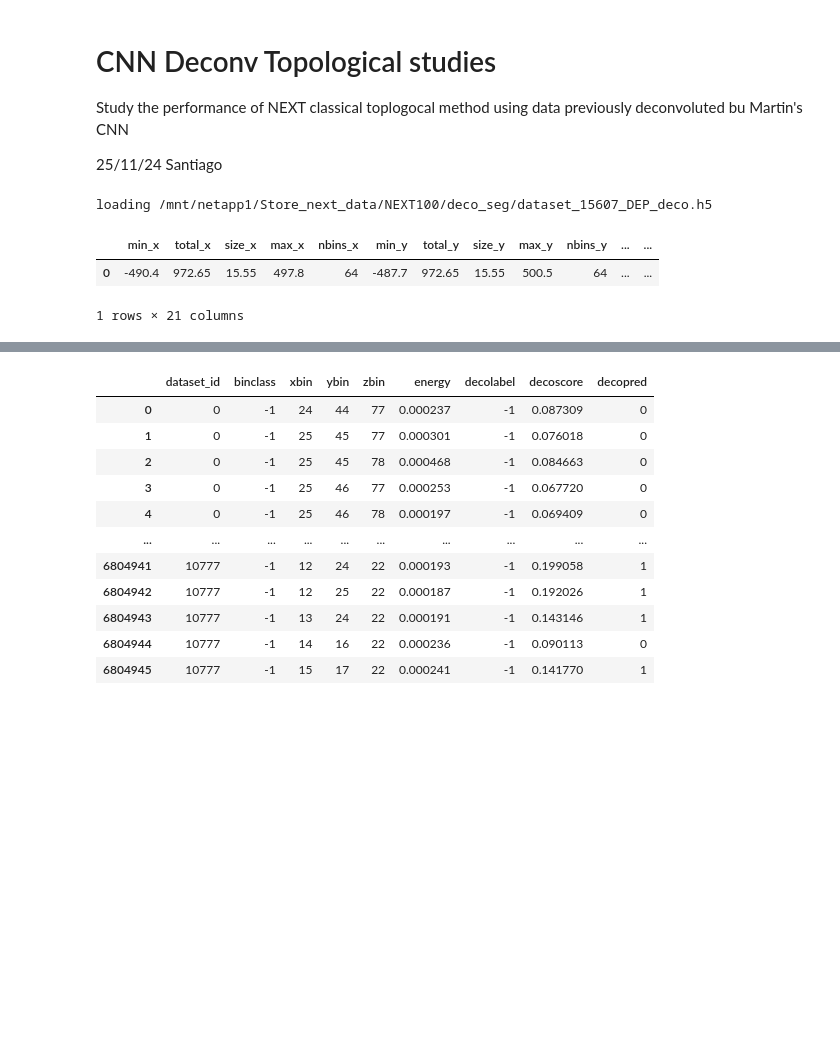
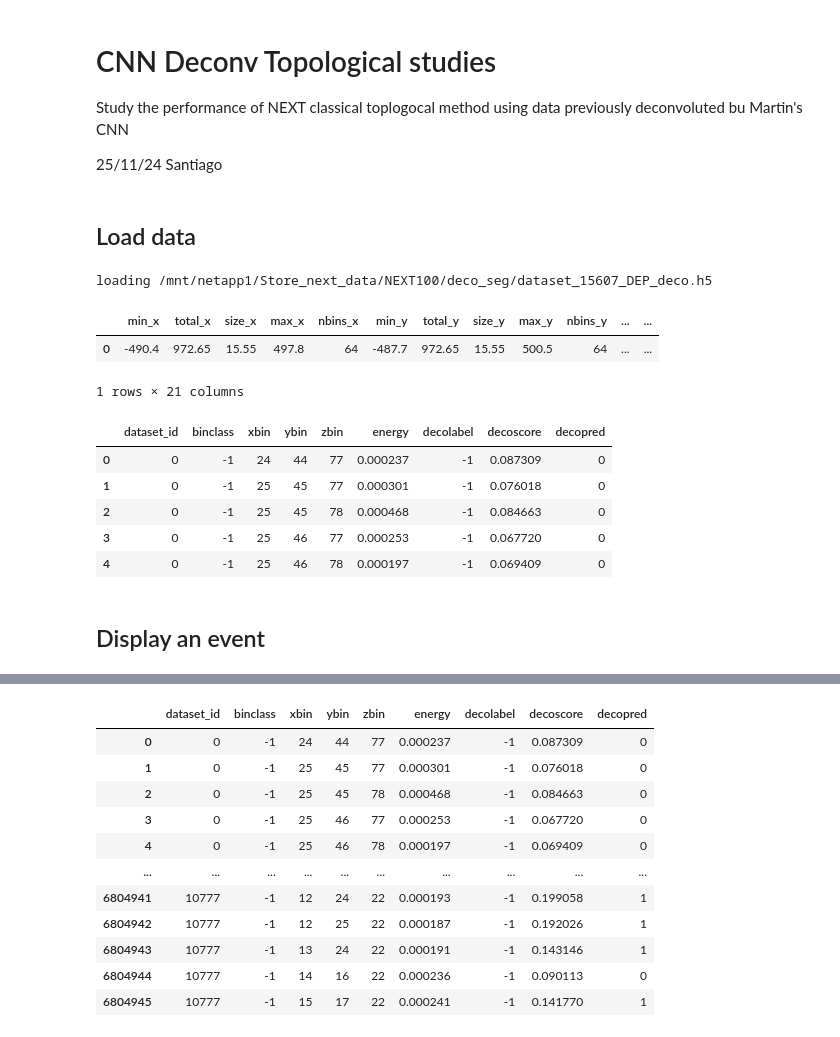
Before and after one commit to jahernando/nextana, a Jupyter notebook: NB/topo/topo_cnn_deconv.ipynb, the cells around one changed output, grey strips where cells are left out. Drawn from its saved outputs; the diff is of its cells as text; code cells hidden in the pictures; blank space fills up the shorter version.

```diff
--- a/NB/topo/topo_cnn_deconv.ipynb
+++ b/NB/topo/topo_cnn_deconv.ipynb
@@ -41,6 +41,8 @@ import hipy.profile      as prof
 #from invisible_cities.io.dst_io import load_dst, load_dsts
 from hipy.styles import style
 style()
+# %% [markdown]
+## Load data
 # %%
 datafilename = 'dataset_15607_DEP_deco.h5'
 mcfilename   = 'dataset_4bar_MC_DEP_deco.h5'
@@ -52,9 +54,48 @@ data     =  pd.read_hdf(ifilename, 'DATASET/Voxels');
 bin_info =  pd.read_hdf(ifilename, 'DATASET/BinsInfo');
 # %% [output]
 loading /mnt/netapp1/Store_next_data/NEXT100/deco_seg/dataset_15607_DEP_deco.h5
+# %%
+bin_info
+# %% [output]
+|  | min_x | total_x | size_x | max_x | nbins_x | min_y | total_y | size_y | max_y | nbins_y | ... | ... |
+| 0 | -490.4 | 972.65 | 15.55 | 497.8 | 64 | -487.7 | 972.65 | 15.55 | 500.5 | 64 | ... | ... |
+1 rows × 21 columns
+# %%
+data.head()
+# %% [output]
+|  | dataset_id | binclass | xbin | ybin | zbin | energy | decolabel | decoscore | decopred |
+| 0 | 0 | -1 | 24 | 44 | 77 | 0.000237 | -1 | 0.087309 | 0 |
+| 1 | 0 | -1 | 25 | 45 | 77 | 0.000301 | -1 | 0.076018 | 0 |
+| 2 | 0 | -1 | 25 | 45 | 78 | 0.000468 | -1 | 0.084663 | 0 |
+| 3 | 0 | -1 | 25 | 46 | 77 | 0.000253 | -1 | 0.067720 | 0 |
+| 4 | 0 | -1 | 25 | 46 | 78 | 0.000197 | -1 | 0.069409 | 0 |
 # %%
-bin_info
+def get_coors(data, bin_info = bin_info):
+    """Get the coordinates from binned data and bin info."""
+    coors = [bin_info['min_'+x].values + data[x+'bin'].values * bin_info['size_'+x].values for x in ('x', 'y', 'z')]
+    return coors
+
+bin_widths = [bin_info['size_'+x].values for x in ('x', 'y', 'z')]
+
+def get_bins(coors, bin_widths = (1, 1, 1)):
+    """Get the bins for each coordinate given the bin widths."""
+    bins = [np.arange(np.min(coor) - width/2, np.max(coor) + width/2, width) for coor, width in zip(coors, bin_widths)]
+    return bins
+
+def event_display(coors, ene = None, bin_widths = (1, 1, 1)):
+    """Display a 2D histogram of the event given the coordinates and bin width."""
+    cmap = 'plasma' # 'viridis', 'cividis', 'plasma'
+    cv   = pltext.canvas(4, 2)
+    bins = get_bins(coors, bin_widths)
+    clabel = 'counts' if ene is None else 'energy (keV)'
+    ene    = ene if ene is not None else np.ones_like(coors[0])
+    labels = ['X', 'Y', 'Z']
+    for k, coor in enumerate(((0, 1), (2, 1), (0, 2))):
+        i, j = coor
+        cv(k+1); plt.hist2d(coors[i], coors[j], weights = ene, bins = (bins[i], bins[j]), cmap = cmap);
+        xl, yl = labels[i], labels[j]
+        plt.xlabel(xl); plt.ylabel(yl); plt.title(xl+yl+' projection'); plt.colorbar(label = clabel)
+    plt.tight_layout()
+    return cv
-# %% [output]
-|  | min_x | total_x | size_x | max_x | nbins_x | min_y | total_y | size_y | max_y | nbins_y | ... | ... |
-| 0 | -490.4 | 972.65 | 15.55 | 497.8 | 64 | -487.7 | 972.65 | 15.55 | 500.5 | 64 | ... | ... |
-1 rows × 21 columns
+# %% [markdown]
+## Display an event
```
Also changed, not shown: parts of 17 cells of this notebook.
